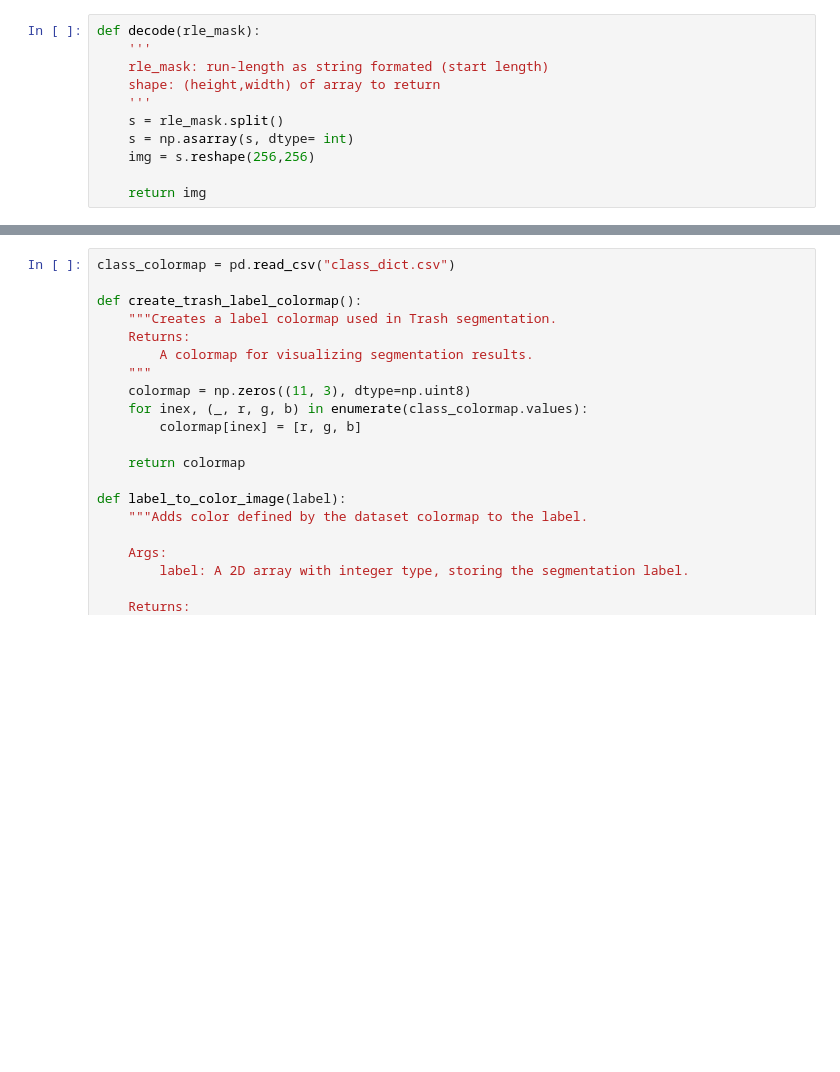
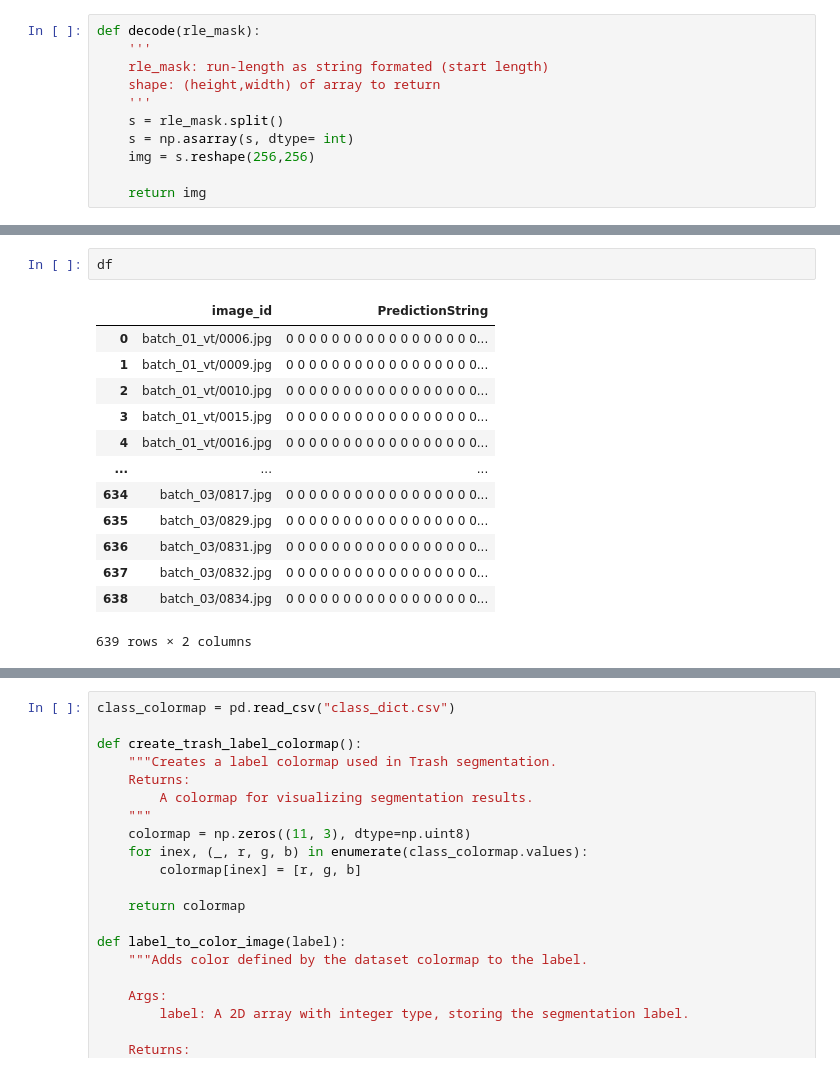
Before and after one commit to boostcampaitech3/level2-semantic-segmentation-level2-cv-15, a Jupyter notebook: notebook/apply_crf.ipynb, the cells around one changed output, grey strips where cells are left out. Saved outputs shown, nothing was run; the diff lists cells and outputs as text; blank space fills up the shorter version.

```diff
--- a/notebook/apply_crf.ipynb
+++ b/notebook/apply_crf.ipynb
@@ -50,3 +47,19 @@ while True:
+# %%
+df
+# %% [output]
+|  | image_id | PredictionString |
+| 0 | batch_01_vt/0006.jpg | 0 0 0 0 0 0 0 0 0 0 0 0 0 0 0 0 0... |
+| 1 | batch_01_vt/0009.jpg | 0 0 0 0 0 0 0 0 0 0 0 0 0 0 0 0 0... |
+| 2 | batch_01_vt/0010.jpg | 0 0 0 0 0 0 0 0 0 0 0 0 0 0 0 0 0... |
+| 3 | batch_01_vt/0015.jpg | 0 0 0 0 0 0 0 0 0 0 0 0 0 0 0 0 0... |
+| 4 | batch_01_vt/0016.jpg | 0 0 0 0 0 0 0 0 0 0 0 0 0 0 0 0 0... |
+| ... | ... | ... |
+| 634 | batch_03/0817.jpg | 0 0 0 0 0 0 0 0 0 0 0 0 0 0 0 0 0... |
+| 635 | batch_03/0829.jpg | 0 0 0 0 0 0 0 0 0 0 0 0 0 0 0 0 0... |
+| 636 | batch_03/0831.jpg | 0 0 0 0 0 0 0 0 0 0 0 0 0 0 0 0 0... |
+| 637 | batch_03/0832.jpg | 0 0 0 0 0 0 0 0 0 0 0 0 0 0 0 0 0... |
+| 638 | batch_03/0834.jpg | 0 0 0 0 0 0 0 0 0 0 0 0 0 0 0 0 0... |
+639 rows × 2 columns
 # %%
 """
 Function which returns the labelled image after applying CRF
```
Also changed, not shown: parts of 6 cells of this notebook.
